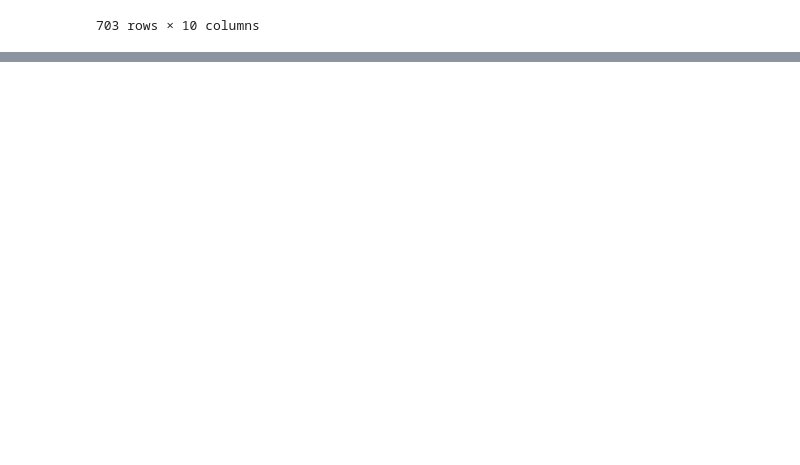
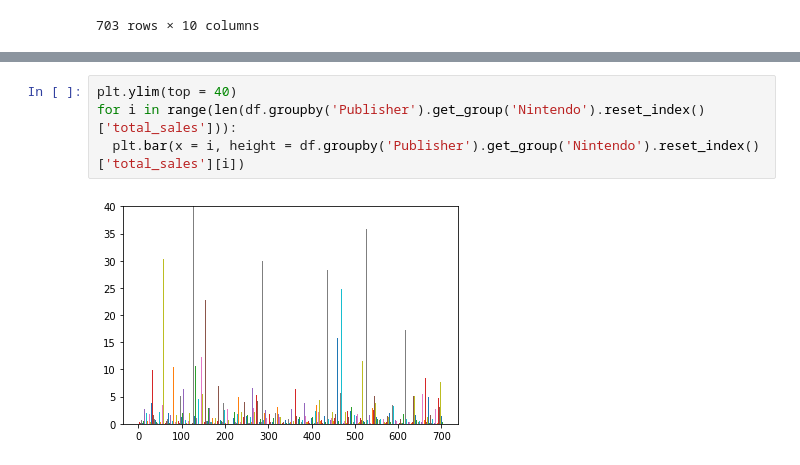
Before and after one commit to KyungRyeolBaek/study, a Jupyter notebook: ai03_백경렬_Section1_Project.ipynb, the cells around one changed output, grey strips where cells are left out. Saved outputs shown, nothing was run; the diff lists cells and outputs as text; blank space fills up the shorter version.

```diff
--- a/ai03_백경렬_Section1_Project.ipynb
+++ b/ai03_백경렬_Section1_Project.ipynb
@@ -435,0 +442,6 @@ df.groupby('Publisher').get_group('Nintendo')
+# %%
+plt.ylim(top = 40)
+for i in range(len(df.groupby('Publisher').get_group('Nintendo').reset_index()['total_sales'])):
+  plt.bar(x = i, height = df.groupby('Publisher').get_group('Nintendo').reset_index()['total_sales'][i])
+# %% [output]
+[figure, added]
```
Also changed, not shown: parts of 2 cells of this notebook.
